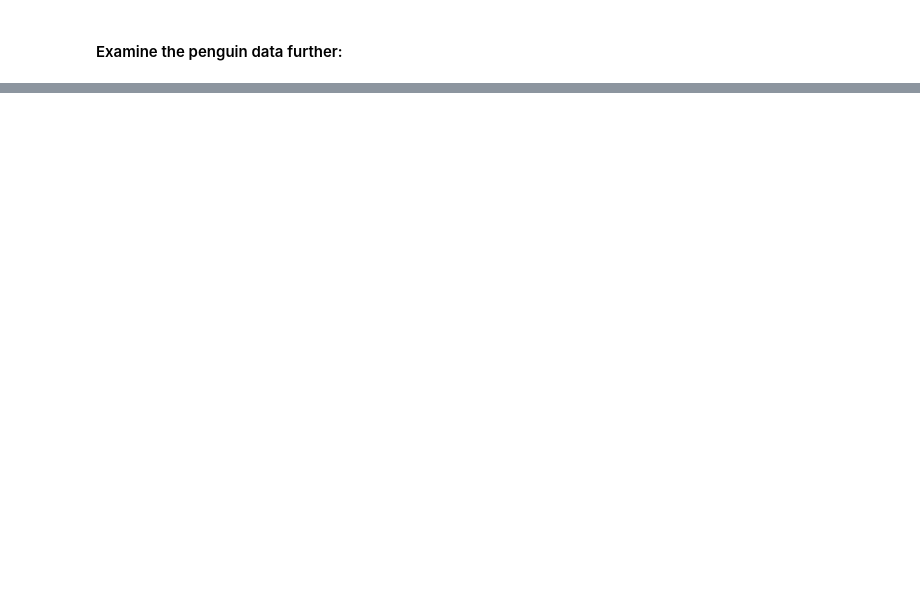
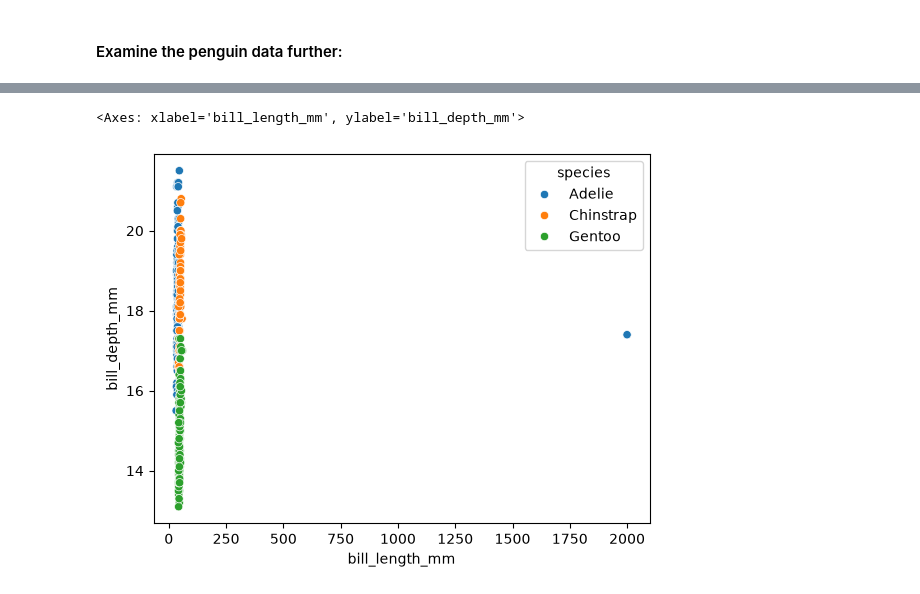
Before and after one commit to max-zwei/portfolio, a Jupyter notebook: projects/data-science/notebook.ipynb, the cells around one changed output, grey strips where cells are left out. Drawn from its saved outputs; the diff is of its cells as text; code cells hidden in the pictures; blank space fills up the shorter version.

```diff
--- a/projects/data-science/notebook.ipynb
+++ b/projects/data-science/notebook.ipynb
@@ -963,0 +534,7 @@ shape: (6, 4)
+# %%
+import seaborn as sns
+
+df = sns.load_dataset("penguins")
+df = pl.from_pandas(df)
+
+df.glimpse
@@ -963,0 +568,7 @@ shape: (6, 4)
+# %%
+df = df.with_columns(
+   pl.when(pl.arange(0, pl.len()) == 1)
+   .then(2000)
+   .otherwise(pl.col("bill_length_mm"))
+   .alias("bill_length_mm")
+)
@@ -963,0 +608,5 @@ shape: (6, 4)
+# %%
+sns.scatterplot(data=df, x="bill_length_mm", y="bill_depth_mm", hue="species")
+# %% [output]
+<Axes: xlabel='bill_length_mm', ylabel='bill_depth_mm'>
+[figure, added]
```
Also changed, not shown: parts of 94 cells of this notebook, 12 other files.
